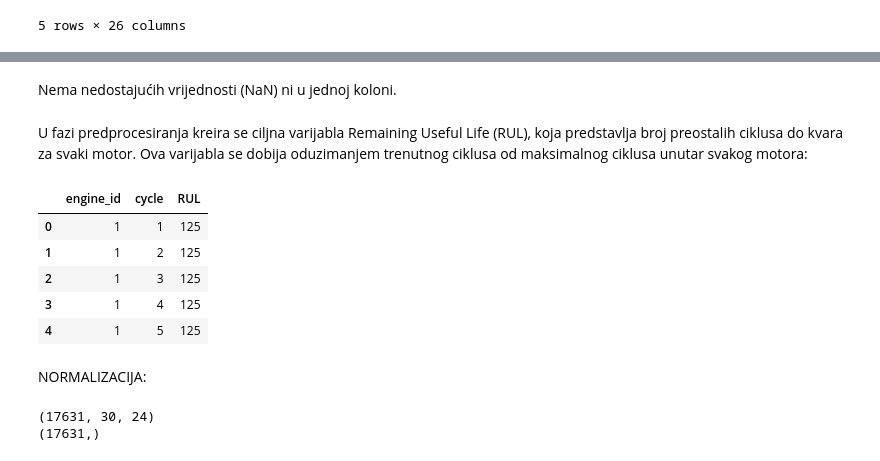
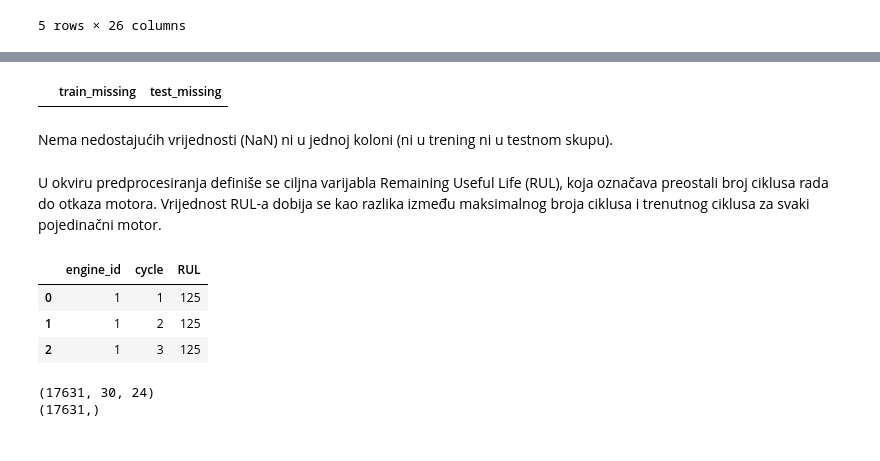
Before and after one commit to mdzafic/uq-predictive-maintenance-framework, a Jupyter notebook: code/Završni_rad_(radni_notebook)_–_Muhamed_Džafić.ipynb, the cells around one changed output, grey strips where cells are left out. Drawn from its saved outputs; the diff is of its cells as text; code cells hidden in the pictures.

```diff
--- a/code/Završni_rad_(radni_notebook)_–_Muhamed_Džafić.ipynb
+++ b/code/Završni_rad_(radni_notebook)_–_Muhamed_Džafić.ipynb
@@ -106,7 +69,19 @@ dtype: int64
+# %%
+#Provjeravanje da li ima nedostajućih podataka u dataset-u
+missing_df = pd.DataFrame({
+    "train_missing": train.isna().sum(),
+    "test_missing": test.isna().sum()
+})
+
+missing_df[missing_df.sum(axis=1) > 0].sort_values(
+    by="train_missing", ascending=False
+)
+# %% [output]
+|  | train_missing | test_missing |
 # %% [markdown]
-Nema nedostajućih vrijednosti (NaN) ni u jednoj koloni.
+Nema nedostajućih vrijednosti (NaN) ni u jednoj koloni (ni u trening ni u testnom skupu).
-# %% [markdown]
-U fazi predprocesiranja kreira se ciljna varijabla Remaining Useful Life (RUL), koja predstavlja broj preostalih ciklusa do kvara za svaki motor. Ova varijabla se dobija oduzimanjem trenutnog ciklusa od maksimalnog ciklusa unutar svakog motora:
+# %% [markdown]
+U okviru predprocesiranja definiše se ciljna varijabla Remaining Useful Life (RUL), koja označava preostali broj ciklusa rada do otkaza motora. Vrijednost RUL-a dobija se kao razlika između maksimalnog broja ciklusa i trenutnog ciklusa za svaki pojedinačni motor.
 # %%
 train['RUL'] = train.groupby('engine_id')['cycle'].transform('max') - train['cycle']
 # %%
@@ -114,15 +89,11 @@ RUL_MAX = 125
 train['RUL'] = train['RUL'].clip(upper=RUL_MAX)
 # %%
-train[['engine_id', 'cycle', 'RUL']].head(5)
+train[['engine_id', 'cycle', 'RUL']].head(3)
 # %% [output]
 |  | engine_id | cycle | RUL |
 | 0 | 1 | 1 | 125 |
 | 1 | 1 | 2 | 125 |
 | 2 | 1 | 3 | 125 |
-| 3 | 1 | 4 | 125 |
-| 4 | 1 | 5 | 125 |
 # %%
 feature_columns = operational_settings + sensor_columns
-# %% [markdown]
-NORMALIZACIJA:
 # %%
```
Also changed, not shown: parts of 92 cells of this notebook.
